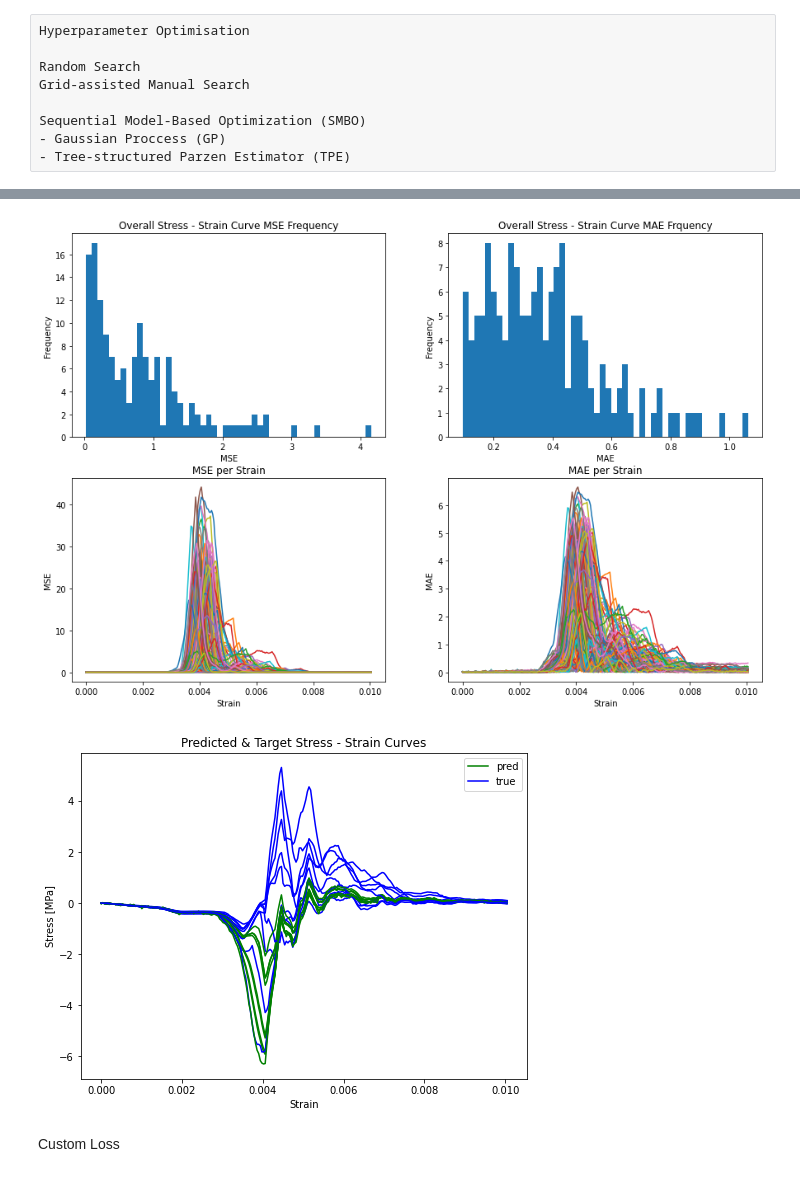
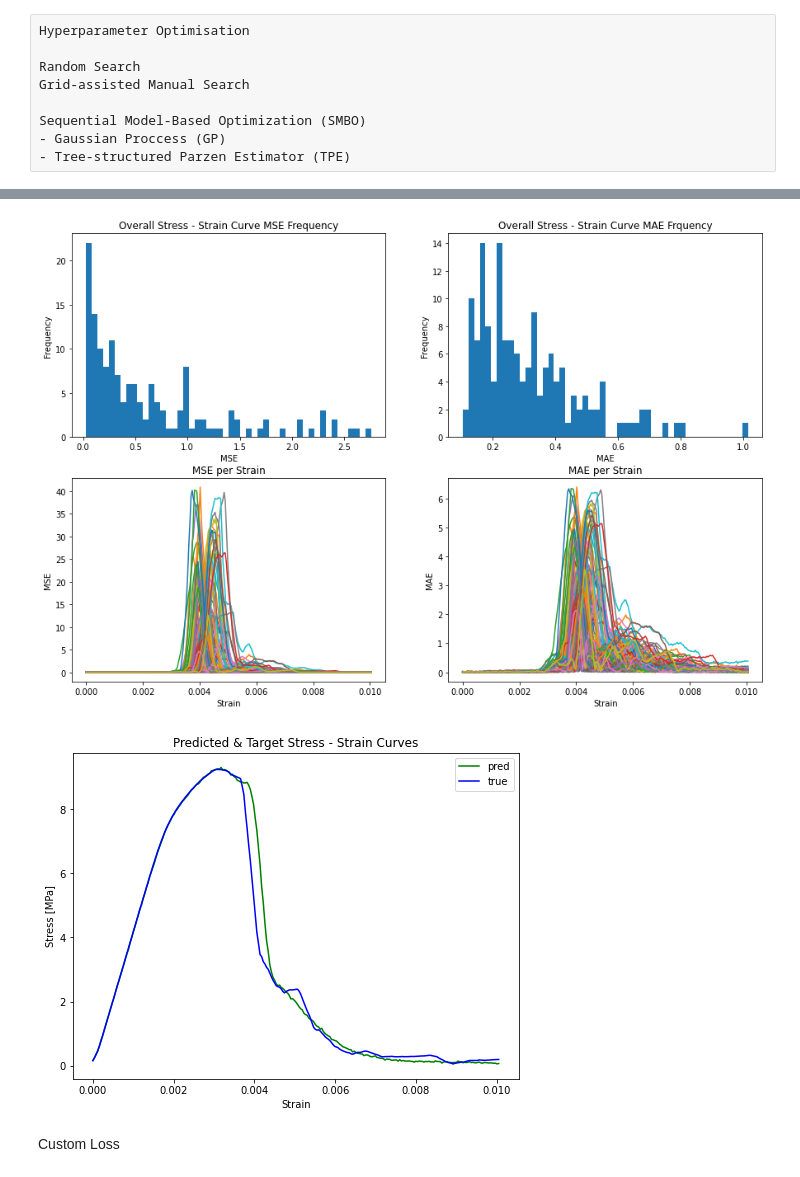
Before and after one commit to niccoforte/NF-PhD-gitRepo, a Jupyter notebook: PINN/NN-HParam.ipynb, the cells around one changed output, grey strips where cells are left out. Cells and saved outputs as stored; diff of their text form; code cells hidden in the pictures.

```diff
--- a/PINN/NN-HParam.ipynb
+++ b/PINN/NN-HParam.ipynb
@@ -35,13 +37,16 @@ def build_model(inputs, outputs, layers, act='relu', verbose=0):
     model.add(BatchNormalization())
     model.add(Activation(act))
 
-    for i, n in enumerate(layers[1:]):
-        i = i + 1
-        model.add(Reshape((1, layers[i-1])))
-        model.add(LSTM(n, return_sequences=True, input_shape=(1, layers[i-1])))
+    for i, n in enumerate(layers[1:-1]):
+        #model.add(LSTM(n, return_sequences=True))
         model.add(Dense(n))
         model.add(BatchNormalization())
         model.add(Activation(act))
+        model.add(Dropout(0.5))
+
+    model.add(Dense(layers[-1]))
+    model.add(BatchNormalization())
+    model.add(Activation(act))
 
     model.add(Dense(len(outputs[0][0])))
 
@@ -71,9 +76,9 @@ def train_model(model, train_in, train_out, EPOCHS=100, BATCH=16, callbacks=None
 # %%
 model = build_model(inputs=train_in,
                     outputs=train_out,
-                    verbose=0,
-                    layers=[2048, 1024, 1024, 512, 512, 256],
-                    act='sigmoid')
+                    verbose=1,
+                    layers=[4096, 2048, 1024, 1024, 1024, 512, 512],
+                    act='relu')
 
 fitHistory, fitHistory_df = train_model(model=model,
                                         train_in=train_in,
@@ -81,4 +86,4 @@ fitHistory, fitHistory_df = train_model(model=model,
                                         EPOCHS=100,
                                         BATCH=16,
                                         callbacks=True,
-                                        verbose=0) # overfitting? Try dropout
+                                        verbose=1)
@@ -176,32 +194,32 @@ def plot_mets(mets, xOUT):
 
 plot_mets(Pmets, xOUT)
 # %% [output]
-[figure, old version]
+[figure, new version]
 # %%
-def plot_pred(pred, test_out, xOUT, q=10, idx=None):
+def plot_pred(pred, test_out, xOUT, perOUT_df, q=10, idx=None):
     fig3, ax1 = plt.subplots()
     fig3.set_figheight(6)
     fig3.set_figwidth(8)
 
     ax1.set_title("Predicted & Target Stress - Strain Curves")
     ax1.set_ylabel('Stress [MPa]')
     ax1.set_xlabel('Strain')
 
     if idx is not None:
-        ax1.plot(xOUT, pred[idx][0], color='g', label='pred')
-        ax1.plot(xOUT, test_out[idx][0], color='b', label='true')
+        ax1.plot(xOUT, pred[idx][0] + perOUT_df.y.tolist(), color='g', label='pred')
+        ax1.plot(xOUT, test_out[idx][0] + perOUT_df.y.tolist(), color='b', label='true')
 
     else:
-        idxs = list(set([random.randint(0, len(pred)) for i in range(q)]))
+        idxs = list(set([random.randint(0, len(pred)-1) for i in range(q)]))
         for p, t in zip(pred[idxs], test_out[idxs]):
-            ax1.plot(xOUT, p[0], color='g')
-            ax1.plot(xOUT, t[0], color='b')
+            ax1.plot(xOUT, p[0] + perOUT_df.y.tolist(), color='g')
+            ax1.plot(xOUT, t[0] + perOUT_df.y.tolist(), color='b')
 
     ax1.legend(['pred', 'true'])
     plt.show()
 
-plot_pred(pred, test_out, xOUT, q=10, idx=None)
+plot_pred(pred, test_out, xOUT, perOUT_df, q=25, idx=50)
 # %% [output]
-[figure, old version]
+[figure, new version]
 # %% [markdown]
 Custom Loss
```
Also changed, not shown: parts of 8 cells of this notebook, 2 other files.
